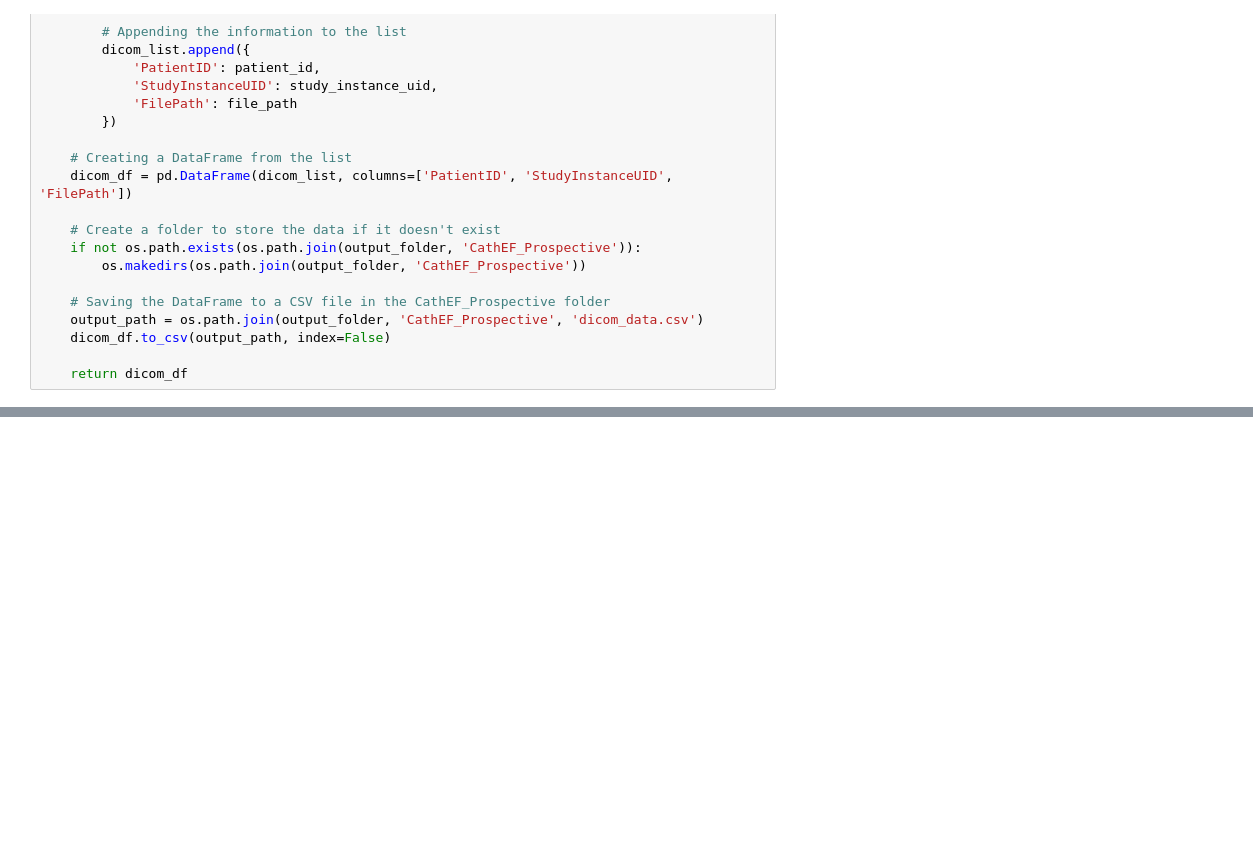
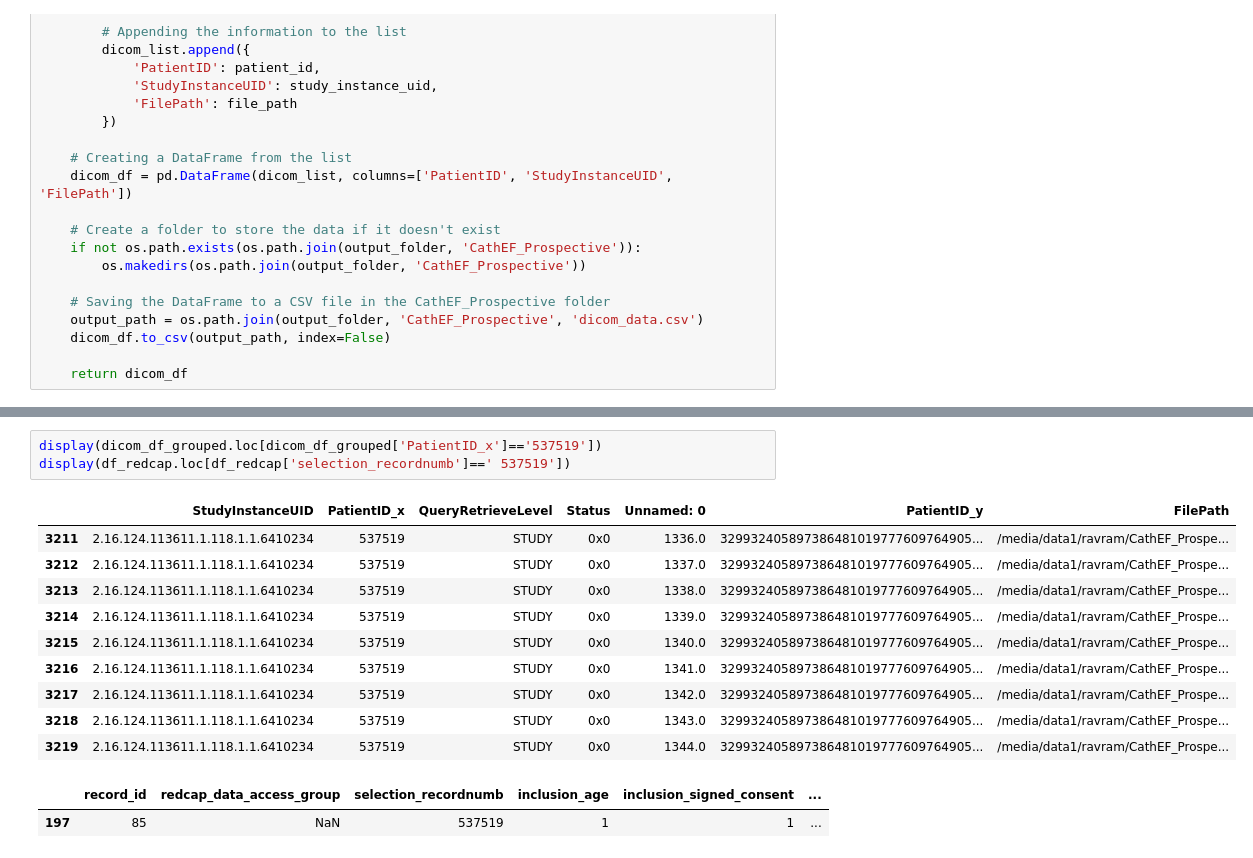
Before and after one commit to robertavram-md/pydicom-batch, a Jupyter notebook: CathEF_Format_Inference_CSV.ipynb, the cells around one changed output, grey strips where cells are left out. Drawn from its saved outputs; the diff is of its cells as text; blank space fills up the shorter version.

```diff
--- a/CathEF_Format_Inference_CSV.ipynb
+++ b/CathEF_Format_Inference_CSV.ipynb
@@ -206,0 +232,16 @@ False
+# %%
+display(dicom_df_grouped.loc[dicom_df_grouped['PatientID_x']=='537519'])
+display(df_redcap.loc[df_redcap['selection_recordnumb']==' 537519'])
+# %% [output]
+|  | StudyInstanceUID | PatientID_x | QueryRetrieveLevel | Status | Unnamed: 0 | PatientID_y | FilePath |
+| 3211 | 2.16.124.113611.1.118.1.1.6410234 | 537519 | STUDY | 0x0 | 1336.0 | 329932405897386481019777609764905... | /media/data1/ravram/CathEF_Prospe... |
+| 3212 | 2.16.124.113611.1.118.1.1.6410234 | 537519 | STUDY | 0x0 | 1337.0 | 329932405897386481019777609764905... | /media/data1/ravram/CathEF_Prospe... |
+| 3213 | 2.16.124.113611.1.118.1.1.6410234 | 537519 | STUDY | 0x0 | 1338.0 | 329932405897386481019777609764905... | /media/data1/ravram/CathEF_Prospe... |
+| 3214 | 2.16.124.113611.1.118.1.1.6410234 | 537519 | STUDY | 0x0 | 1339.0 | 329932405897386481019777609764905... | /media/data1/ravram/CathEF_Prospe... |
+| 3215 | 2.16.124.113611.1.118.1.1.6410234 | 537519 | STUDY | 0x0 | 1340.0 | 329932405897386481019777609764905... | /media/data1/ravram/CathEF_Prospe... |
+| 3216 | 2.16.124.113611.1.118.1.1.6410234 | 537519 | STUDY | 0x0 | 1341.0 | 329932405897386481019777609764905... | /media/data1/ravram/CathEF_Prospe... |
+| 3217 | 2.16.124.113611.1.118.1.1.6410234 | 537519 | STUDY | 0x0 | 1342.0 | 329932405897386481019777609764905... | /media/data1/ravram/CathEF_Prospe... |
+| 3218 | 2.16.124.113611.1.118.1.1.6410234 | 537519 | STUDY | 0x0 | 1343.0 | 329932405897386481019777609764905... | /media/data1/ravram/CathEF_Prospe... |
+| 3219 | 2.16.124.113611.1.118.1.1.6410234 | 537519 | STUDY | 0x0 | 1344.0 | 329932405897386481019777609764905... | /media/data1/ravram/CathEF_Prospe... |
+|  | record_id | redcap_data_access_group | selection_recordnumb | inclusion_age | inclusion_signed_consent | ... |
+| 197 | 85 | NaN | 537519 | 1 | 1 | ... |
```
Also changed, not shown: parts of 19 cells of this notebook, 4 other files.
